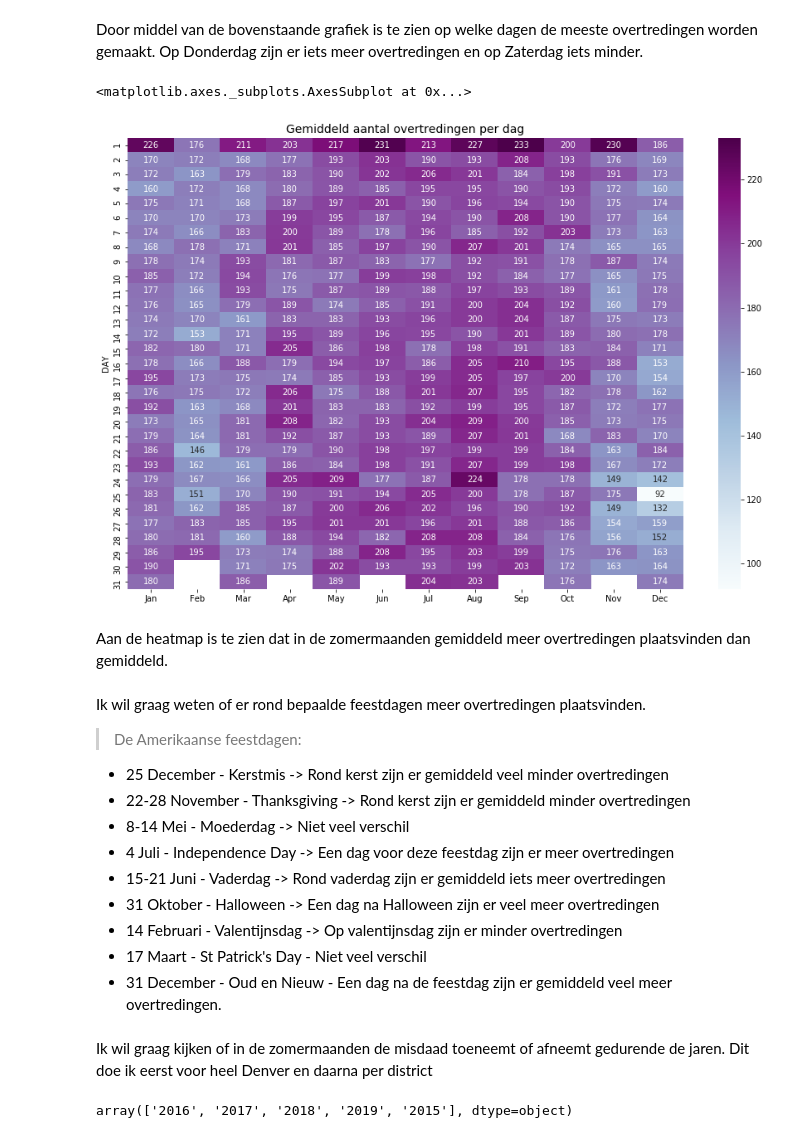
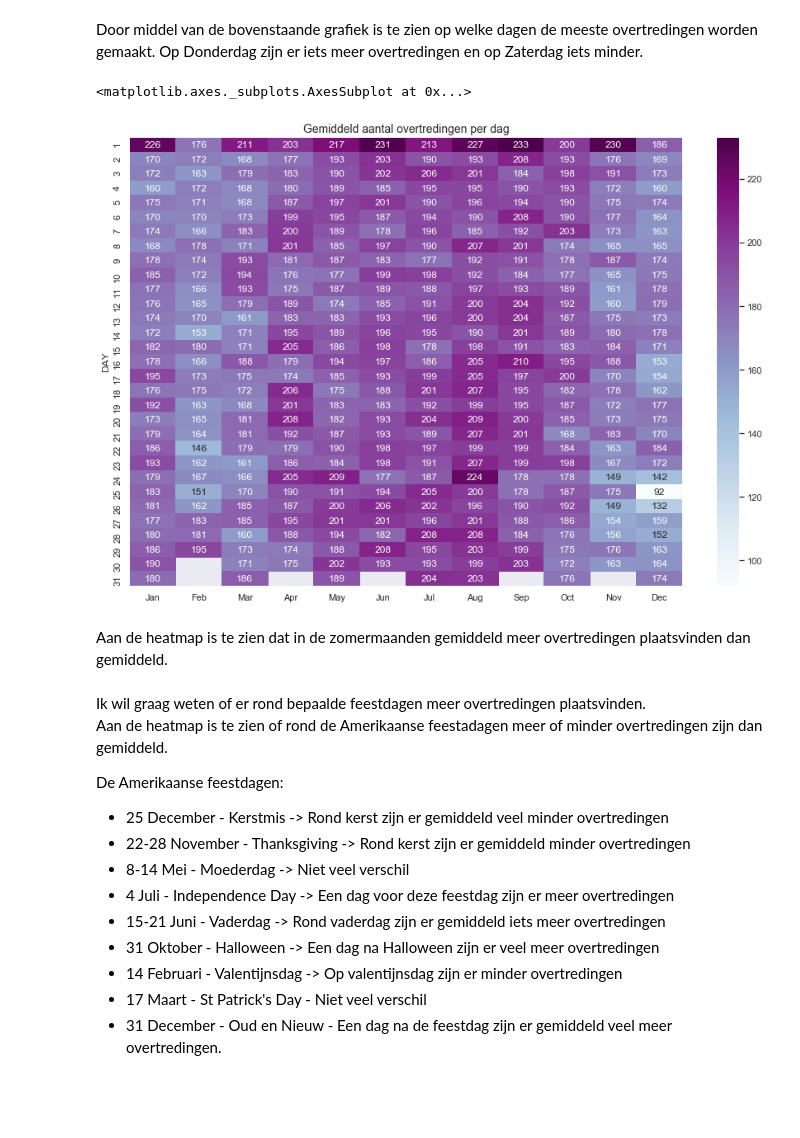
Before and after one commit to S1068835/Misdaad-Denver, a Jupyter notebook: Individuele-Notebooks/Tim Roskam.ipynb, the cells around one changed output. Drawn from its saved outputs; the diff is of its cells as text; code cells hidden in the pictures; blank space fills up the shorter version.

```diff
--- a/Individuele-Notebooks/Tim Roskam.ipynb
+++ b/Individuele-Notebooks/Tim Roskam.ipynb
@@ -60,5 +57,5 @@ Het gemiddelde aantal overtredingen op een dag is 184.3843201754386
 # %%
-plt.figure(figsize=(15,10))
+sns.set(rc={ 'figure.figsize':(20.0, 10.0)})
 crime_and_traffic = pd.crosstab(index=crime['IS_CRIME'],
                                 columns=crime['IS_TRAFFIC'])
 crime_and_traffic.index = ["Geen misdaad", "Misdaad"]
@@ -90,22 +91,23 @@ sns.barplot(x="Dag", y="Aantal overtredingen", color="#1c7b80", data=week_crime)
 # %% [markdown]
 Door middel van de bovenstaande grafiek is te zien op welke dagen de meeste overtredingen worden gemaakt. Op Donderdag zijn er iets meer overtredingen en op Zaterdag iets minder.
 # %%
-crimes_pt = crime.pivot_table(values='YEAR', index='DAY', columns='MONTH', aggfunc=len)
-crimes_pt_year_count = crime.pivot_table(values='YEAR', index='DAY', columns='MONTH', aggfunc=lambda x: len(x.unique()))
-crimes_avg = crimes_pt / crimes_pt_year_count
+crimes_pivot = crime.pivot_table(values='YEAR', index='DAY', columns='MONTH', aggfunc=len)
+crimes_pivot_year_count = crime.pivot_table(values='YEAR', index='DAY', columns='MONTH', aggfunc=lambda x: len(x.unique()))
+crimes_avg = crimes_pivot / crimes_pivot_year_count
 crimes_avg.columns = months
 plt.figure(figsize=(15,10))
 plt.title('Gemiddeld aantal overtredingen per dag', fontsize=14)
 sns.heatmap(crimes_avg.round(), cmap='BuPu', cbar=True, annot=True, fmt=".0f")
 # %% [output]
 <matplotlib.axes._subplots.AxesSubplot at 0x...>
-[figure, old version]
+[figure, new version]
 # %% [markdown]
 Aan de heatmap is te zien dat in de zomermaanden gemiddeld meer overtredingen plaatsvinden dan gemiddeld.
 # %% [markdown]
-Ik wil graag weten of er rond bepaalde feestdagen meer overtredingen plaatsvinden.
+Ik wil graag weten of er rond bepaalde feestdagen meer overtredingen plaatsvinden. <br>
+Aan de heatmap is te zien of rond de Amerikaanse feestadagen meer of minder overtredingen zijn dan gemiddeld.
 
-> De Amerikaanse feestdagen:
+De Amerikaanse feestdagen:
 - 25 December - Kerstmis -> Rond kerst zijn er gemiddeld veel minder overtredingen
 - 22-28 November - Thanksgiving -> Rond kerst zijn er gemiddeld minder overtredingen
 - 8-14 Mei - Moederdag -> Niet veel verschil
@@ -115,15 +117,3 @@ Ik wil graag weten of er rond bepaalde feestdagen meer overtredingen plaatsvinde
 - 14 Februari - Valentijnsdag -> Op valentijnsdag zijn er minder overtredingen
 - 17 Maart - St Patrick's Day - Niet veel verschil
 - 31 December - Oud en Nieuw - Een dag na de feestdag zijn er gemiddeld veel meer overtredingen.
-# %% [markdown]
-Ik wil graag kijken of in de zomermaanden de misdaad toeneemt of afneemt gedurende de jaren.
-Dit doe ik eerst voor heel Denver en daarna per district
-# %%
-zomermaanden = ['Jun','Jul','Aug','Sep']
-#crime['REPORTED_DATE'] = crime['REPORTED_DATE'].str.split(' ').str[0]
-#crime['REPORTED_DATE'] = crime['REPORTED_DATE'].str[-4:]
-#indexNames = crime[crime['REPORTED_DATE']== '2020'].index
-#crime.drop(indexNames, inplace=True)
-#crime['REPORTED_DATE'].unique()
-# %% [output]
-array(['2016', '2017', '2018', '2019', '2015'], dtype=object)
```
Also changed, not shown: parts of 5 cells of this notebook, 1 other file.
